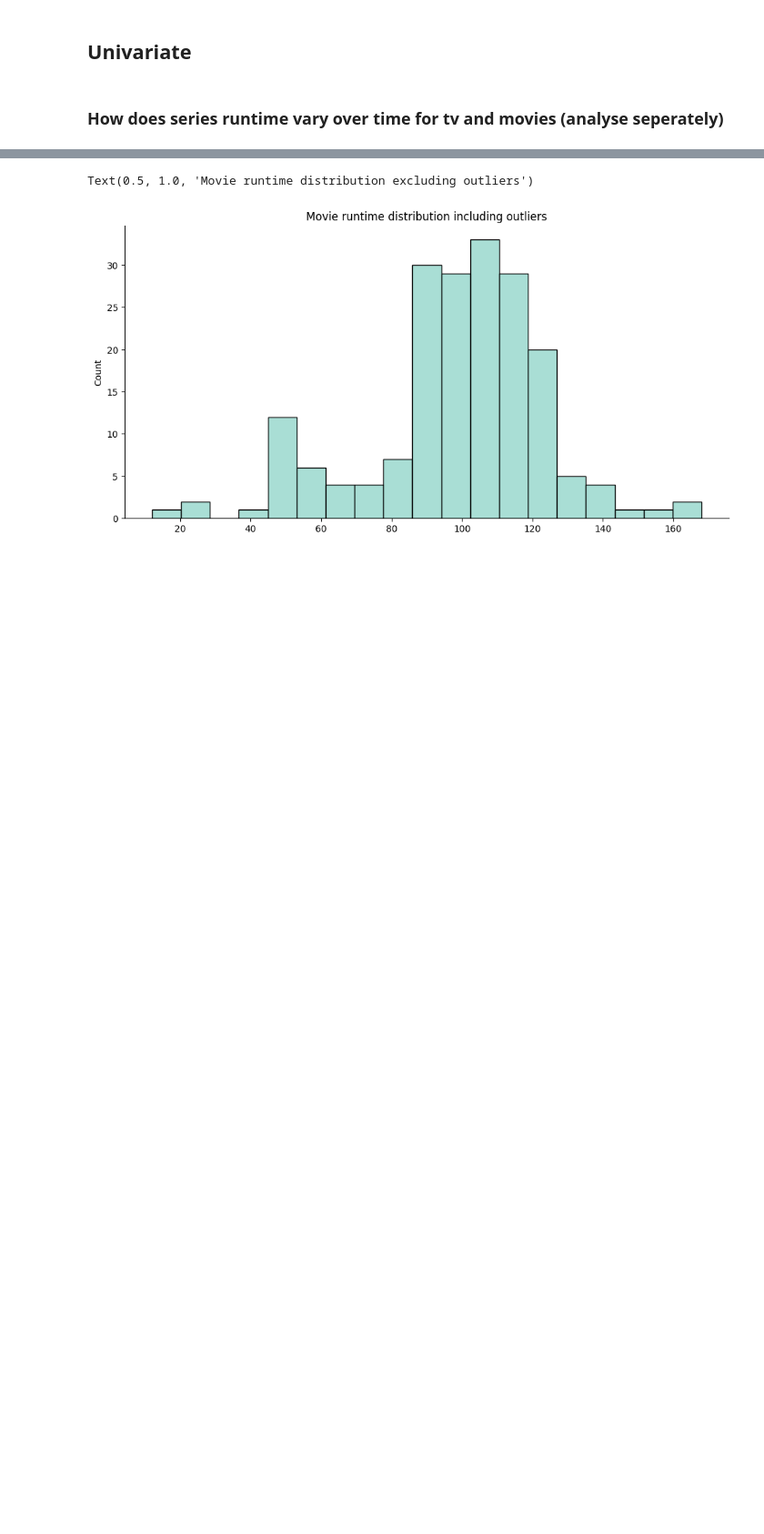
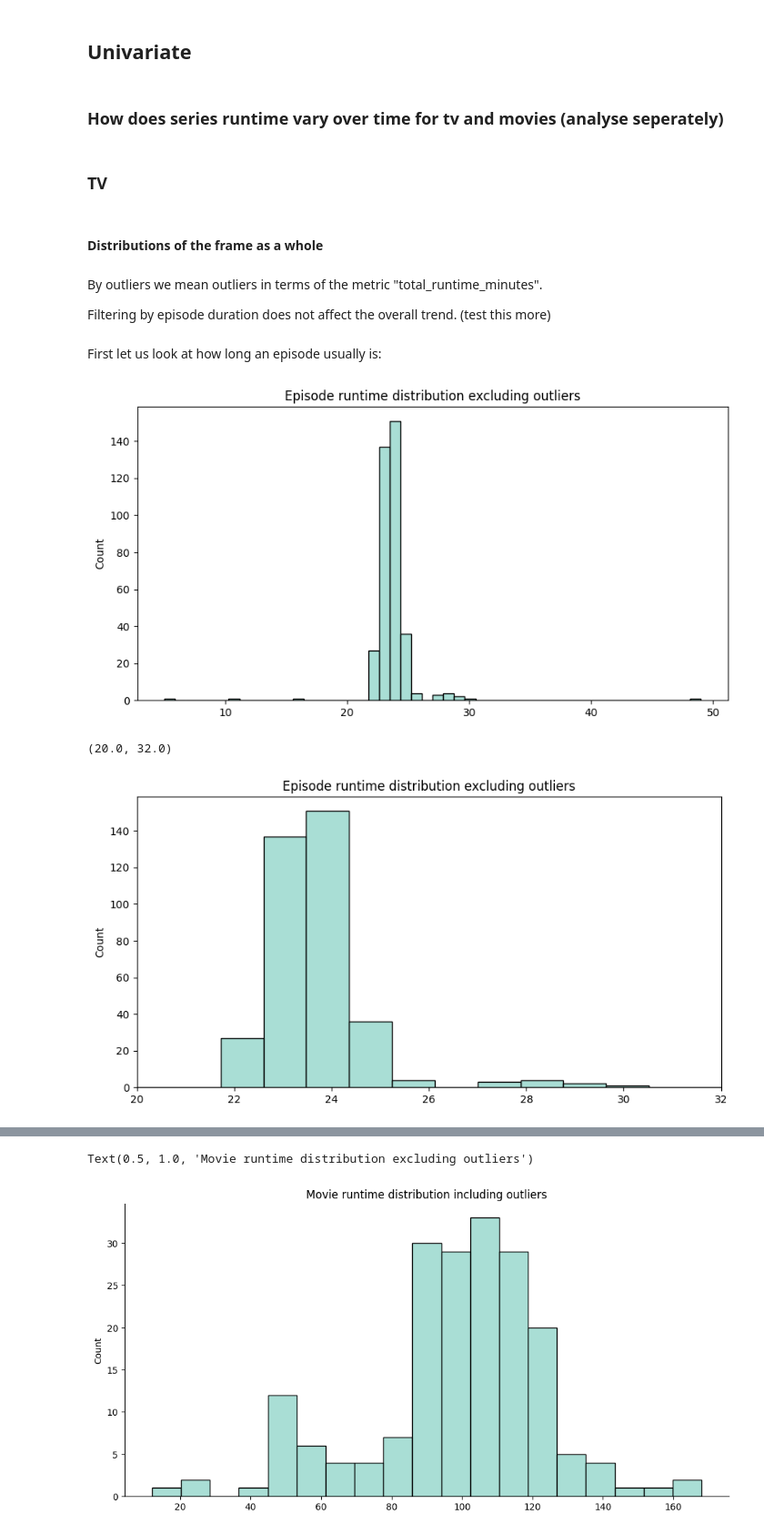
Before and after one commit to Esalsac/project-2-eda-sql, a Jupyter notebook: Week_3_Project.ipynb, the cells around one changed output, grey strips where cells are left out. Shown at 91% size. Drawn from its saved outputs; the diff is of its cells as text; code cells hidden in the pictures; blank space fills up the shorter version.

```diff
--- a/Week_3_Project.ipynb
+++ b/Week_3_Project.ipynb
@@ -606,0 +614,24 @@ can be done on-the-fly with the iqr_outlier_strip() function
+# %% [markdown]
+### TV
+# %% [markdown]
+#### Distributions of the frame as a whole
+# %% [markdown]
+By outliers we mean outliers in terms of the metric "total_runtime_minutes".
+
+Filtering by episode duration does not affect the overall trend. (test this more)
+# %% [markdown]
+First let us look at how long an episode usually is:
+# %%
+plt.figure(figsize=(10,5))
+sns.histplot(anime_tv_runtime_filtered["total_runtime_minutes"] / anime_tv_runtime_filtered["episodes"], bins = 50)
+plt.title("Episode runtime distribution excluding outliers")
+plt.show()
+
+plt.figure(figsize=(10,5))
+sns.histplot(anime_tv_runtime_filtered["total_runtime_minutes"] / anime_tv_runtime_filtered["episodes"], bins = 50)
+plt.title("Episode runtime distribution excluding outliers")
+plt.xlim(20,32)
+# %% [output]
+[figure, added]
+(20.0, 32.0)
+[figure, added]
```
Also changed, not shown: parts of 19 cells of this notebook.
